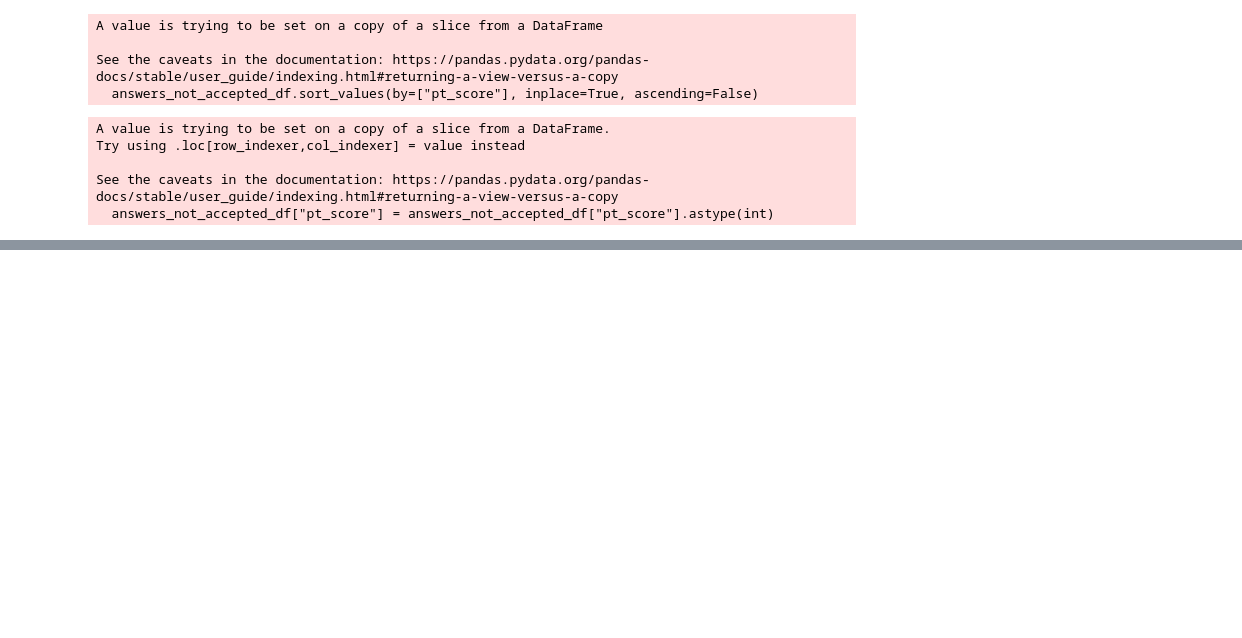
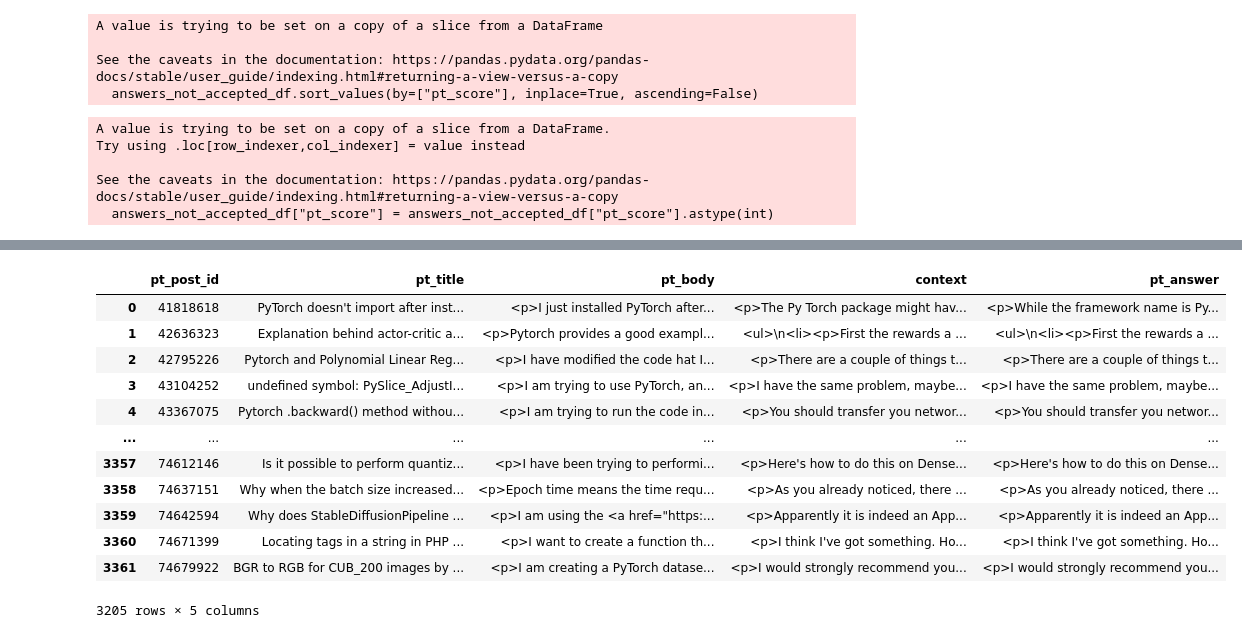
Before and after one commit to chauhang/pt-experiments, a Jupyter notebook: pytorch-qa/SO-Parser.ipynb, the cells around one changed output, grey strips where cells are left out. Saved outputs shown, nothing was run; the diff lists cells and outputs as text; code cells hidden in the pictures; blank space fills up the shorter version.

```diff
--- a/pytorch-qa/SO-Parser.ipynb
+++ b/pytorch-qa/SO-Parser.ipynb
@@ -194,0 +366,17 @@ questions_with_accepted_df.shape
+# %%
+relevant_answers_df = answers_df[answers_df.pt_parent_id.isin(answers_without_accepted_df.pt_post_id)]
+# %%
+def concat_answers_for_not_accepted(row):
+    post_id = row["pt_post_id"]
+
+    answers = relevant_answers_df[relevant_answers_df["pt_parent_id"] == post_id]
+
+    answers_body = answers["pt_body"]
+
+    concat_answer = ""
+    for text in answers_body:
+        concat_answer += text
+
+    return concat_answer
+# %%
+answers_without_accepted_df["context"] = answers_without_accepted_df.progress_apply(lambda x: concat_answers_for_not_accepted(x), axis=1)
@@ -194,0 +389,16 @@ questions_with_accepted_df.shape
+# %%
+answers_without_accepted_df[["pt_post_id", "pt_title", "pt_body", "context", "pt_answer"]]
+# %% [output]
+|  | pt_post_id | pt_title | pt_body | context | pt_answer |
+| 0 | 41818618 | PyTorch doesn't import after inst... | <p>I just installed PyTorch after... | <p>The Py Torch package might hav... | <p>While the framework name is Py... |
+| 1 | 42636323 | Explanation behind actor-critic a... | <p>Pytorch provides a good exampl... | <ul>\n<li><p>First the rewards a ... | <ul>\n<li><p>First the rewards a ... |
+| 2 | 42795226 | Pytorch and Polynomial Linear Reg... | <p>I have modified the code hat I... | <p>There are a couple of things t... | <p>There are a couple of things t... |
+| 3 | 43104252 | undefined symbol: PySlice_AdjustI... | <p>I am trying to use PyTorch, an... | <p>I have the same problem, maybe... | <p>I have the same problem, maybe... |
+| 4 | 43367075 | Pytorch .backward() method withou... | <p>I am trying to run the code in... | <p>You should transfer you networ... | <p>You should transfer you networ... |
+| ... | ... | ... | ... | ... | ... |
+| 3357 | 74612146 | Is it possible to perform quantiz... | <p>I have been trying to performi... | <p>Here's how to do this on Dense... | <p>Here's how to do this on Dense... |
+| 3358 | 74637151 | Why when the batch size increased... | <p>Epoch time means the time requ... | <p>As you already noticed, there ... | <p>As you already noticed, there ... |
+| 3359 | 74642594 | Why does StableDiffusionPipeline ... | <p>I am using the <a href="https:... | <p>Apparently it is indeed an App... | <p>Apparently it is indeed an App... |
+| 3360 | 74671399 | Locating tags in a string in PHP ... | <p>I want to create a function th... | <p>I think I've got something. Ho... | <p>I think I've got something. Ho... |
+| 3361 | 74679922 | BGR to RGB for CUB_200 images by ... | <p>I am creating a PyTorch datase... | <p>I would strongly recommend you... | <p>I would strongly recommend you... |
+3205 rows × 5 columns
```
Also changed, not shown: parts of 43 cells of this notebook.
